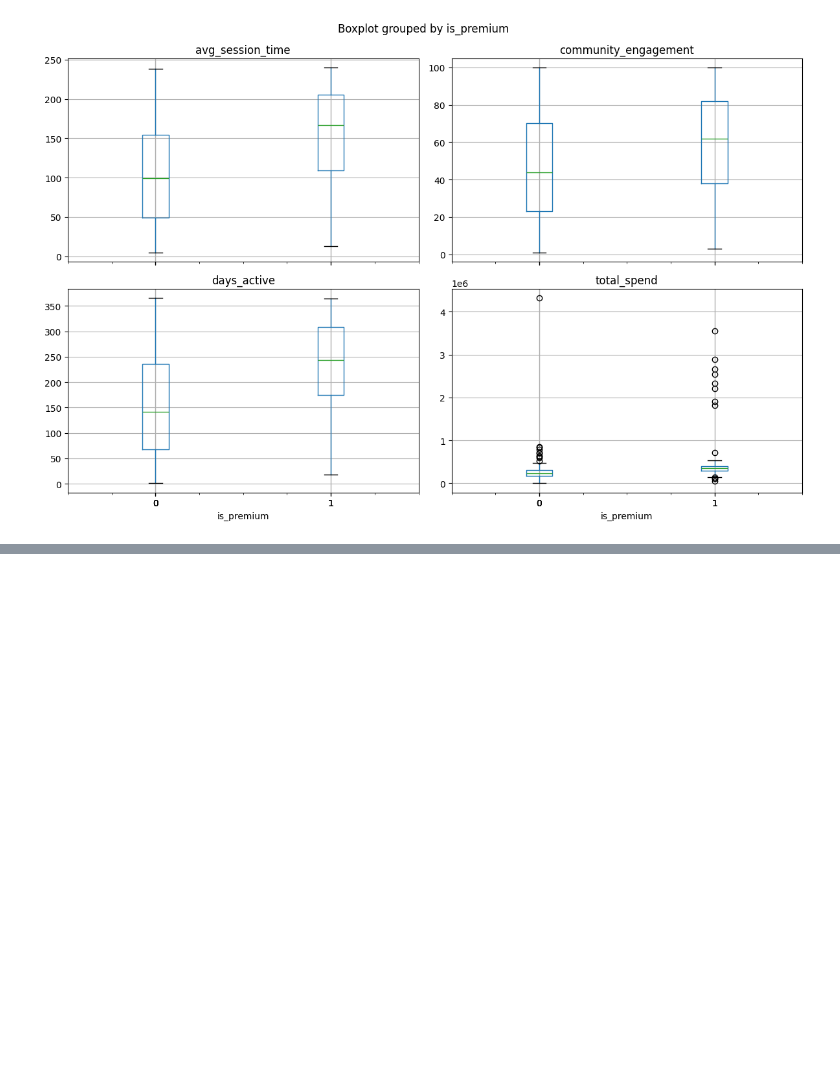
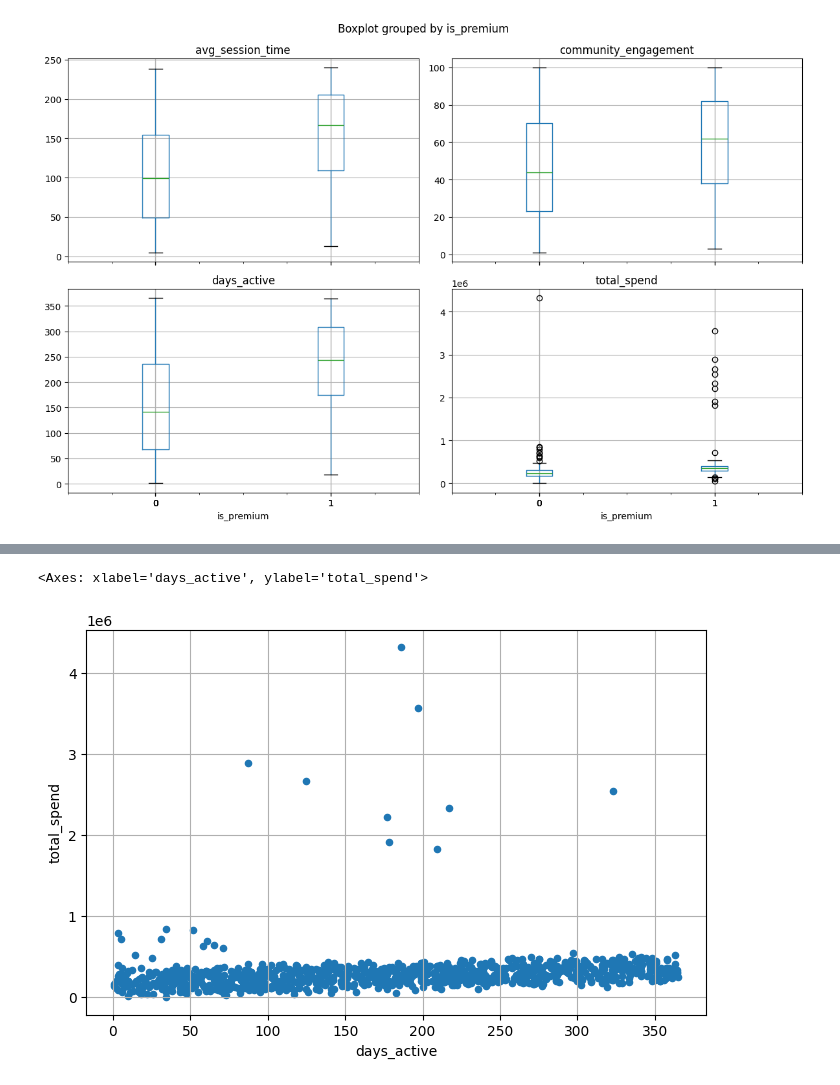
Before and after one commit to RyannPy/fitting-a-model-to-data, a Jupyter notebook: analysis.ipynb, the cells around one changed output, grey strips where cells are left out. Saved outputs shown, nothing was run; the diff lists cells and outputs as text; code cells hidden in the pictures; blank space fills up the shorter version.

```diff
--- a/analysis.ipynb
+++ b/analysis.ipynb
@@ -145,0 +159,5 @@ Insight:
+# %%
+df.plot.scatter(x='days_active', y='total_spend', grid=True, figsize=(8, 5))
+# %% [output]
+<Axes: xlabel='days_active', ylabel='total_spend'>
+[figure, added]
```
Also changed, not shown: parts of 7 cells of this notebook.
